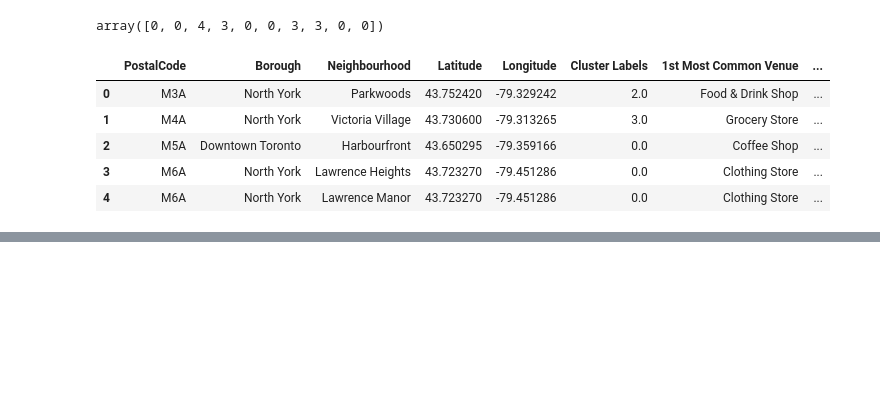
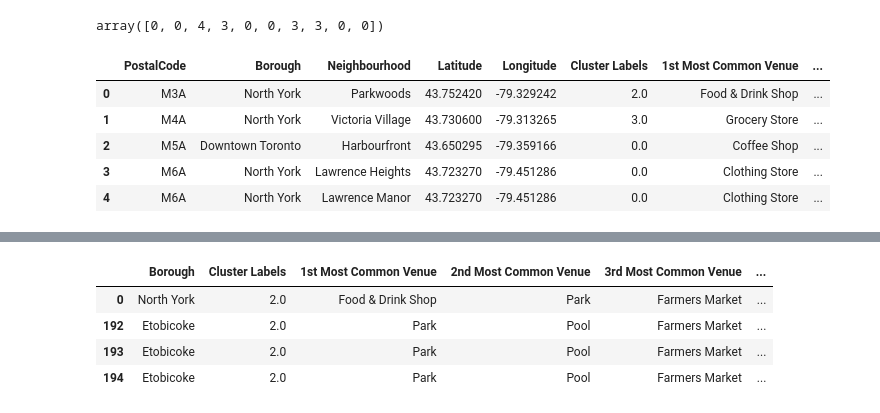
Before and after one commit to afilcheff/IBM-Data-Science, a Jupyter notebook: Segmenting and Clustering Neighborhoods in Toronto.ipynb, the cells around one changed output, grey strips where cells are left out. Saved outputs shown, nothing was run; the diff lists cells and outputs as text; code cells hidden in the pictures; blank space fills up the shorter version.

```diff
--- a/Segmenting and Clustering Neighborhoods in Toronto.ipynb
+++ b/Segmenting and Clustering Neighborhoods in Toronto.ipynb
@@ -479,0 +510,8 @@ map_clusters
+# %%
+toronto_merged.loc[toronto_merged['Cluster Labels'] == 2, toronto_merged.columns[[1] + list(range(5, toronto_merged.shape[1]))]]
+# %% [output]
+|  | Borough | Cluster Labels | 1st Most Common Venue | 2nd Most Common Venue | 3rd Most Common Venue | ... |
+| 0 | North York | 2.0 | Food & Drink Shop | Park | Farmers Market | ... |
+| 192 | Etobicoke | 2.0 | Park | Pool | Farmers Market | ... |
+| 193 | Etobicoke | 2.0 | Park | Pool | Farmers Market | ... |
+| 194 | Etobicoke | 2.0 | Park | Pool | Farmers Market | ... |
```
Also changed, not shown: parts of 4 cells of this notebook.
